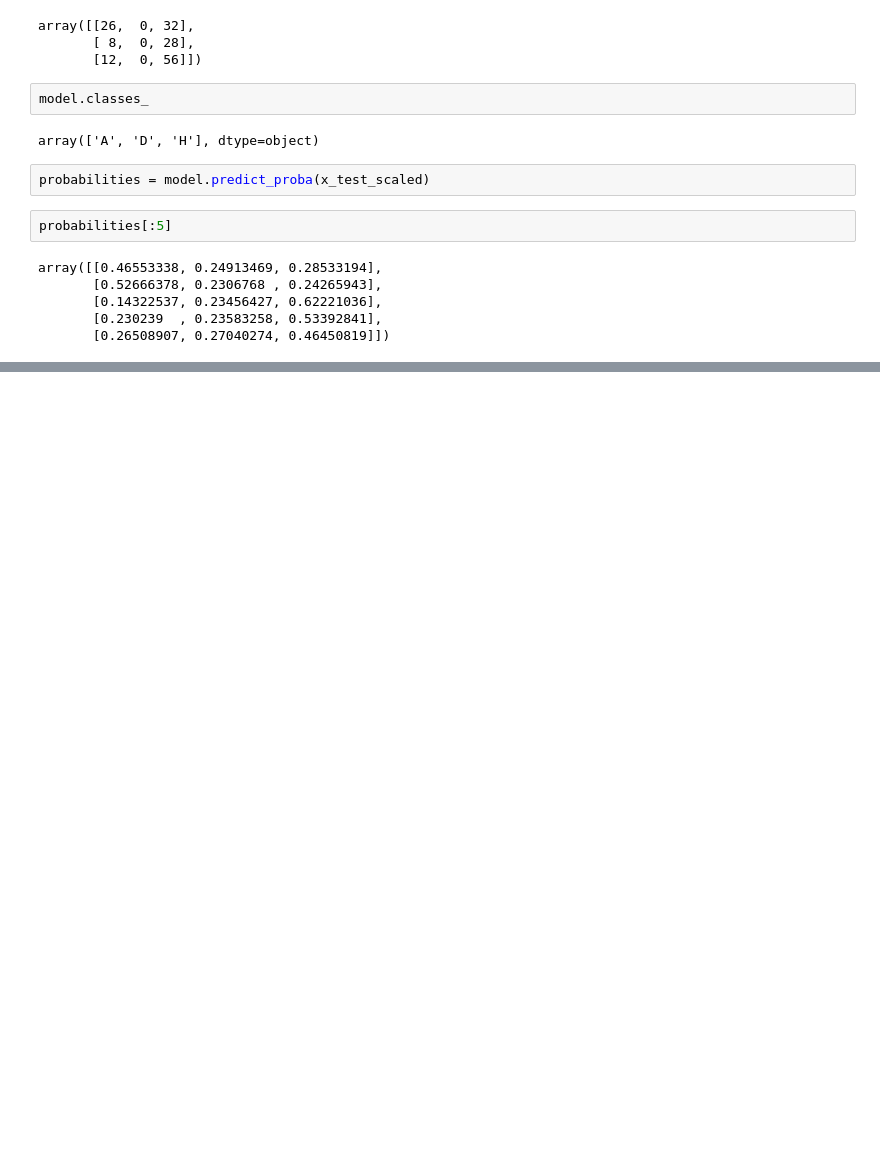
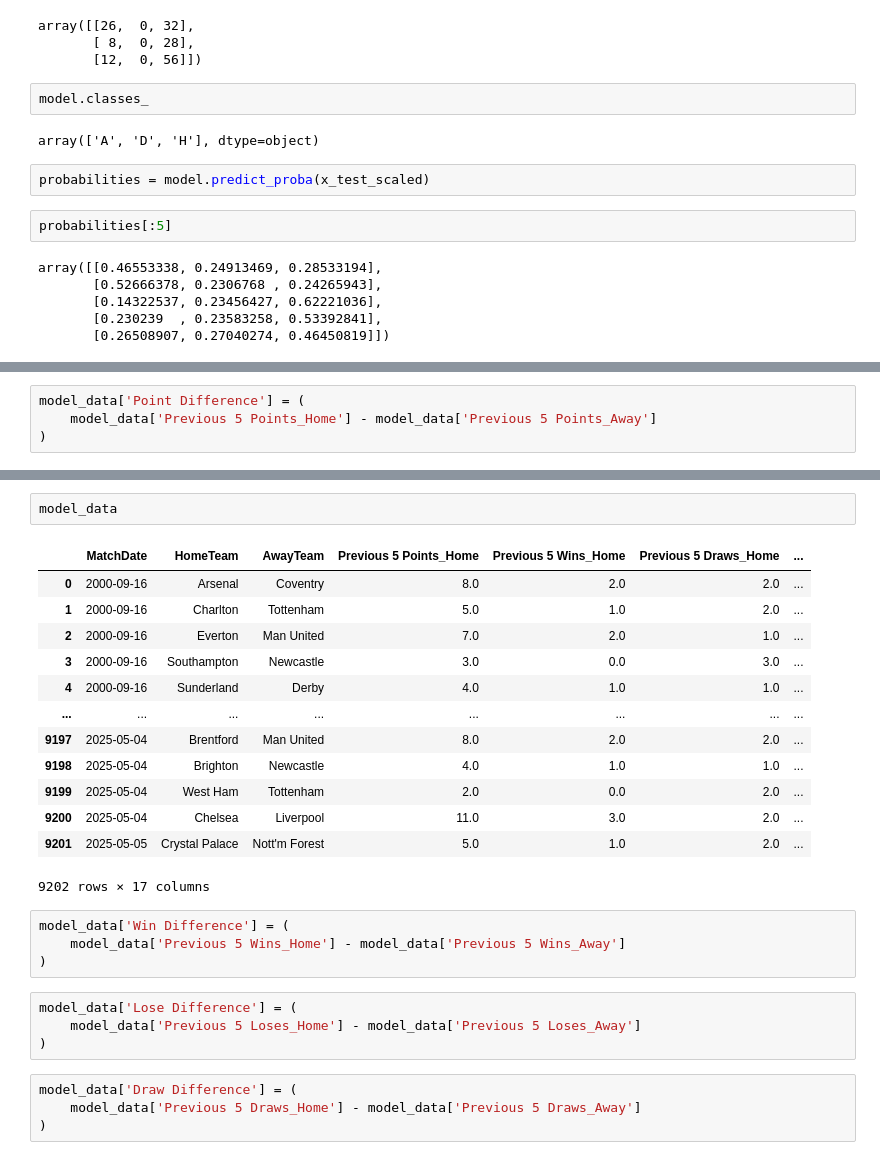
Before and after one commit to nemo-code-ai/epl-prediction-system, a Jupyter notebook: src/epl_prediction_system/system.ipynb, the cells around one changed output, grey strips where cells are left out. Cells and saved outputs as stored; diff of their text form; blank space fills up the shorter version.

```diff
--- a/src/epl_prediction_system/system.ipynb
+++ b/src/epl_prediction_system/system.ipynb
@@ -920,0 +940,4 @@ array([[0.46553338, 0.24913469, 0.28533194],
+# %%
+model_data['Point Difference'] = (
+    model_data['Previous 5 Points_Home'] - model_data['Previous 5 Points_Away']
+)
@@ -920,0 +953,28 @@ array([[0.46553338, 0.24913469, 0.28533194],
+# %%
+model_data
+# %% [output]
+|  | MatchDate | HomeTeam | AwayTeam | Previous 5 Points_Home | Previous 5 Wins_Home | Previous 5 Draws_Home | ... |
+| 0 | 2000-09-16 | Arsenal | Coventry | 8.0 | 2.0 | 2.0 | ... |
+| 1 | 2000-09-16 | Charlton | Tottenham | 5.0 | 1.0 | 2.0 | ... |
+| 2 | 2000-09-16 | Everton | Man United | 7.0 | 2.0 | 1.0 | ... |
+| 3 | 2000-09-16 | Southampton | Newcastle | 3.0 | 0.0 | 3.0 | ... |
+| 4 | 2000-09-16 | Sunderland | Derby | 4.0 | 1.0 | 1.0 | ... |
+| ... | ... | ... | ... | ... | ... | ... | ... |
+| 9197 | 2025-05-04 | Brentford | Man United | 8.0 | 2.0 | 2.0 | ... |
+| 9198 | 2025-05-04 | Brighton | Newcastle | 4.0 | 1.0 | 1.0 | ... |
+| 9199 | 2025-05-04 | West Ham | Tottenham | 2.0 | 0.0 | 2.0 | ... |
+| 9200 | 2025-05-04 | Chelsea | Liverpool | 11.0 | 3.0 | 2.0 | ... |
+| 9201 | 2025-05-05 | Crystal Palace | Nott'm Forest | 5.0 | 1.0 | 2.0 | ... |
+9202 rows × 17 columns
+# %%
+model_data['Win Difference'] = (
+    model_data['Previous 5 Wins_Home'] - model_data['Previous 5 Wins_Away']
+)
+# %%
+model_data['Lose Difference'] = (
+    model_data['Previous 5 Loses_Home'] - model_data['Previous 5 Loses_Away']
+)
+# %%
+model_data['Draw Difference'] = (
+    model_data['Previous 5 Draws_Home'] - model_data['Previous 5 Draws_Away']
+)
```
Also changed, not shown: parts of 15 cells of this notebook.
